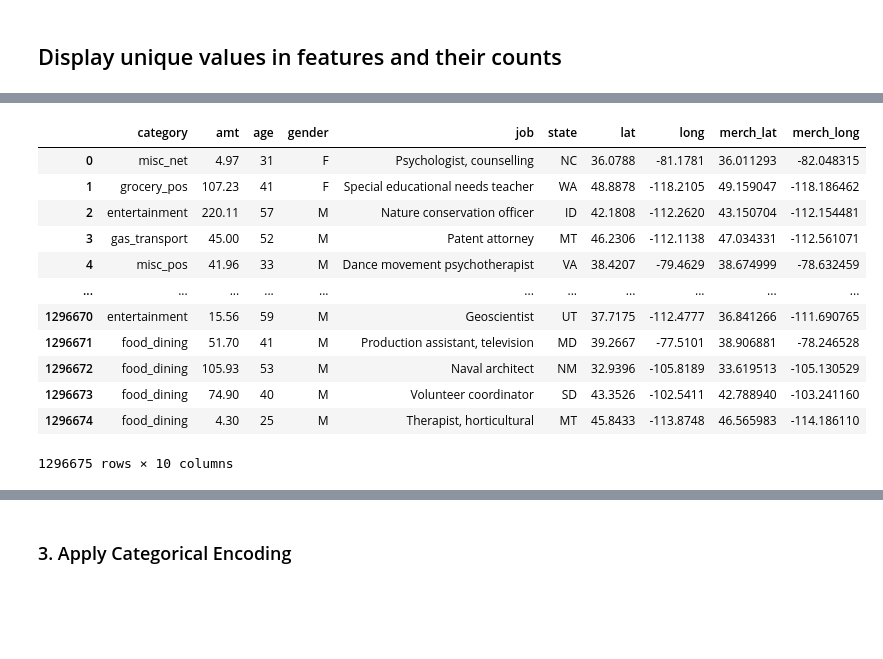
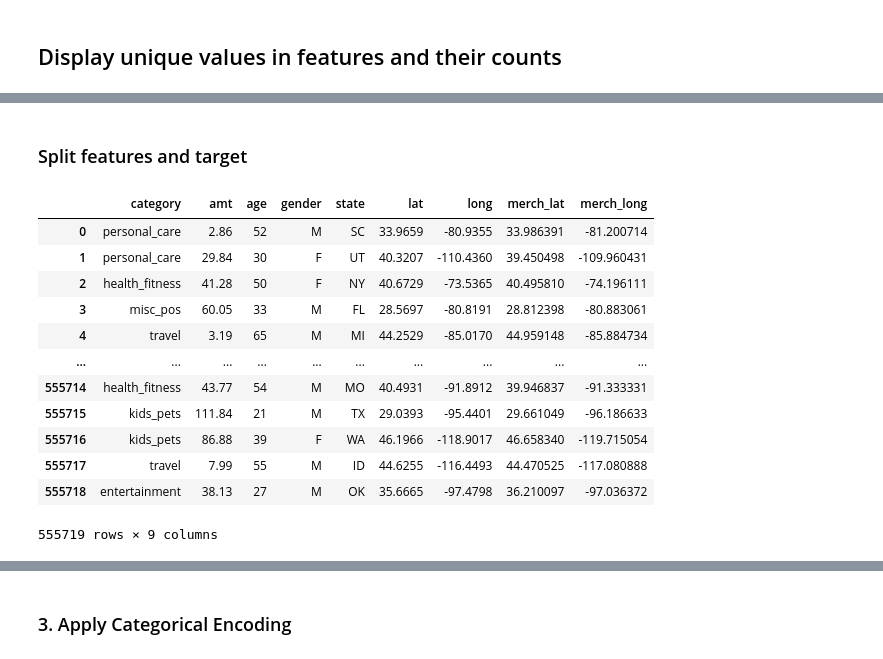
Before and after one commit to itancio/churn, a Jupyter notebook: notebook/fraud/model_fraud.ipynb, the cells around one changed output, grey strips where cells are left out. Saved outputs shown, nothing was run; the diff lists cells and outputs as text; code cells hidden in the pictures; blank space fills up the shorter version.

```diff
--- a/notebook/fraud/model_fraud.ipynb
+++ b/notebook/fraud/model_fraud.ipynb
@@ -79,8 +79,8 @@ from sklearn.model_selection import cross_val_score
 from sklearn import metrics
 from collections import Counter
 # %%
-train_df = pd.read_csv('fraudTrain.csv')
-test_df = pd.read_csv('fraudTest.csv')
+train_url = 'https://media.githubusercontent.com/media/itancio/churn/refs/heads/main/notebook/fraud/fraudTest.csv'
+train_df = pd.read_csv(train_url, index_col=0)
 
 train_df.head(2)
 # %% [output]
@@ -341,34 +442,35 @@ test_df
+# %% [markdown]
+### Split features and target
 # %%
 features = [
     'category',
     'amt',
     'age',
     'gender',
-    'job',
+    # 'job',
     # 'city',
     'state',
     # 'zip',
     'lat',
     'long',
     'merch_lat',
     'merch_long'
 ]
 
 train_features_pd = train_df[features]
-test_features_pd = test_df[features]
 
 train_features_pd
 # %% [output]
-|  | category | amt | age | gender | job | state | lat | long | merch_lat | merch_long |
-| 0 | misc_net | 4.97 | 31 | F | Psychologist, counselling | NC | 36.0788 | -81.1781 | 36.011293 | -82.048315 |
-| 1 | grocery_pos | 107.23 | 41 | F | Special educational needs teacher | WA | 48.8878 | -118.2105 | 49.159047 | -118.186462 |
-| 2 | entertainment | 220.11 | 57 | M | Nature conservation officer | ID | 42.1808 | -112.2620 | 43.150704 | -112.154481 |
-| 3 | gas_transport | 45.00 | 52 | M | Patent attorney | MT | 46.2306 | -112.1138 | 47.034331 | -112.561071 |
-| 4 | misc_pos | 41.96 | 33 | M | Dance movement psychotherapist | VA | 38.4207 | -79.4629 | 38.674999 | -78.632459 |
-| ... | ... | ... | ... | ... | ... | ... | ... | ... | ... | ... |
-| 1296670 | entertainment | 15.56 | 59 | M | Geoscientist | UT | 37.7175 | -112.4777 | 36.841266 | -111.690765 |
-| 1296671 | food_dining | 51.70 | 41 | M | Production assistant, television | MD | 39.2667 | -77.5101 | 38.906881 | -78.246528 |
-| 1296672 | food_dining | 105.93 | 53 | M | Naval architect | NM | 32.9396 | -105.8189 | 33.619513 | -105.130529 |
-| 1296673 | food_dining | 74.90 | 40 | M | Volunteer coordinator | SD | 43.3526 | -102.5411 | 42.788940 | -103.241160 |
-| 1296674 | food_dining | 4.30 | 25 | M | Therapist, horticultural | MT | 45.8433 | -113.8748 | 46.565983 | -114.186110 |
+|  | category | amt | age | gender | state | lat | long | merch_lat | merch_long |
+| 0 | personal_care | 2.86 | 52 | M | SC | 33.9659 | -80.9355 | 33.986391 | -81.200714 |
+| 1 | personal_care | 29.84 | 30 | F | UT | 40.3207 | -110.4360 | 39.450498 | -109.960431 |
+| 2 | health_fitness | 41.28 | 50 | F | NY | 40.6729 | -73.5365 | 40.495810 | -74.196111 |
+| 3 | misc_pos | 60.05 | 33 | M | FL | 28.5697 | -80.8191 | 28.812398 | -80.883061 |
+| 4 | travel | 3.19 | 65 | M | MI | 44.2529 | -85.0170 | 44.959148 | -85.884734 |
+| ... | ... | ... | ... | ... | ... | ... | ... | ... | ... |
+| 555714 | health_fitness | 43.77 | 54 | M | MO | 40.4931 | -91.8912 | 39.946837 | -91.333331 |
+| 555715 | kids_pets | 111.84 | 21 | M | TX | 29.0393 | -95.4401 | 29.661049 | -96.186633 |
+| 555716 | kids_pets | 86.88 | 39 | F | WA | 46.1966 | -118.9017 | 46.658340 | -119.715054 |
+| 555717 | travel | 7.99 | 55 | M | ID | 44.6255 | -116.4493 | 44.470525 | -117.080888 |
+| 555718 | entertainment | 38.13 | 27 | M | OK | 35.6665 | -97.4798 | 36.210097 | -97.036372 |
-1296675 rows × 10 columns
+555719 rows × 9 columns
```
Also changed, not shown: parts of 27 cells of this notebook.
